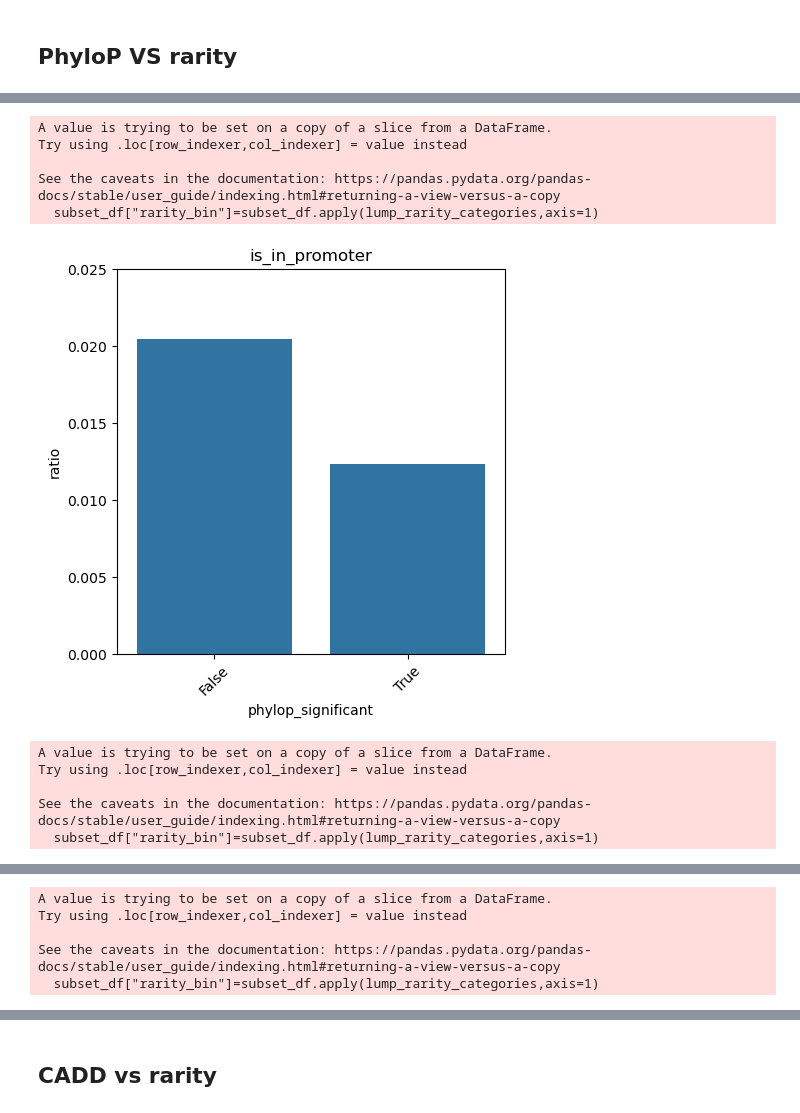
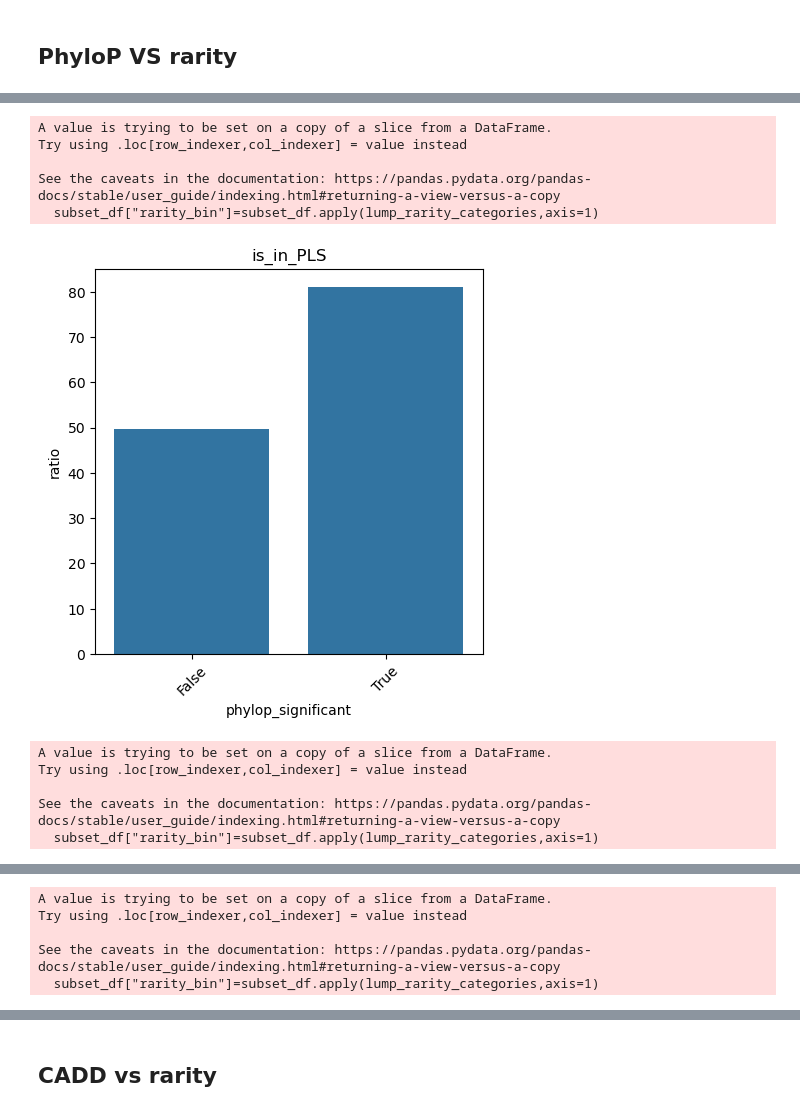
Before and after one commit to Reilly-Lab-Yale/variant_effects_mnoon, a Jupyter notebook: 3.graphs/graph_all.ipynb, the cells around one changed output, grey strips where cells are left out. Saved outputs shown, nothing was run; the diff lists cells and outputs as text; code cells hidden in the pictures.

Commit message:
updated graphs to use dr.rong's recommended thresholds

```diff
--- a/3.graphs/graph_all.ipynb
+++ b/3.graphs/graph_all.ipynb
@@ -12,5 +25,5 @@ For all graphs : I want raw, fraction, & ratio.
 data_base_path="/home/mcn26/varef/scripts/noon_data/2.count/"
 # %%
 # Load the data into a pandas DataFrame
-
-df = pd.read_csv(data_base_path+"phylop_count_table/part-00000-87042641-8cad-4c73-99f7-3b2ad1c52afc-c000.csv")
+path=glob.glob(data_base_path+"phylop_count_table/*.csv")[0]
+df = pd.read_csv(path)
@@ -51,7 +78,6 @@ def plot_count_by_category(df, genomic_region,normalize):
     plt.ylabel(ylabel)
     plt.show()
 # %%
-
-for var in ['is_in_promoter', 'is_in_prox_enhancers', 'is_in_distal_enhancers']:
+for var in genome_regions:
     plot_count_by_category(df, var,False)
 # %% [output]
@@ -61,5 +87,5 @@ for var in ['is_in_promoter', 'is_in_prox_enhancers', 'is_in_distal_enhancers']:
 # %%
-for var in ['is_in_promoter', 'is_in_prox_enhancers', 'is_in_distal_enhancers']:
+for var in genome_regions:
     plot_count_by_category(df, var,True)
 # %% [output]
 A value is trying to be set on a copy of a slice from a DataFrame.
@@ -102,7 +128,7 @@ def plot_fraction(df, genomic_region,to_plot):
 
     total_counts = subset_df.groupby([to_plot,'rarity_bin'])['count'].sum().unstack()
 
-    total_counts["ratio"]=total_counts["COMMON"]/total_counts["RARE"]
+    total_counts["ratio"]=total_counts["RARE"]/total_counts["COMMON"]
 
     plt.figure(figsize=(5, 5))
 
@@ -111,19 +137,19 @@ def plot_fraction(df, genomic_region,to_plot):
     plt.xticks(rotation=45)
 
     plt.title(genomic_region)
-    plt.ylim(0, 0.025)
+
 
     plt.show()
 # %%
-for var in ['is_in_promoter', 'is_in_prox_enhancers', 'is_in_distal_enhancers']:
+for var in genome_regions:
     plot_fraction(df, var,"phylop_significant")
 # %% [output]
 A value is trying to be set on a copy of a slice from a DataFrame.
 Try using .loc[row_indexer,col_indexer] = value instead
 
 See the caveats in the documentation: https://pandas.pydata.org/pandas-docs/stable/user_guide/indexing.html#returning-a-view-versus-a-copy
   subset_df["rarity_bin"]=subset_df.apply(lump_rarity_categories,axis=1)
-[figure, old version]
+[figure, new version]
 A value is trying to be set on a copy of a slice from a DataFrame.
 Try using .loc[row_indexer,col_indexer] = value instead
 
```
Also changed, not shown: parts of 24 cells of this notebook, 3 other files.
